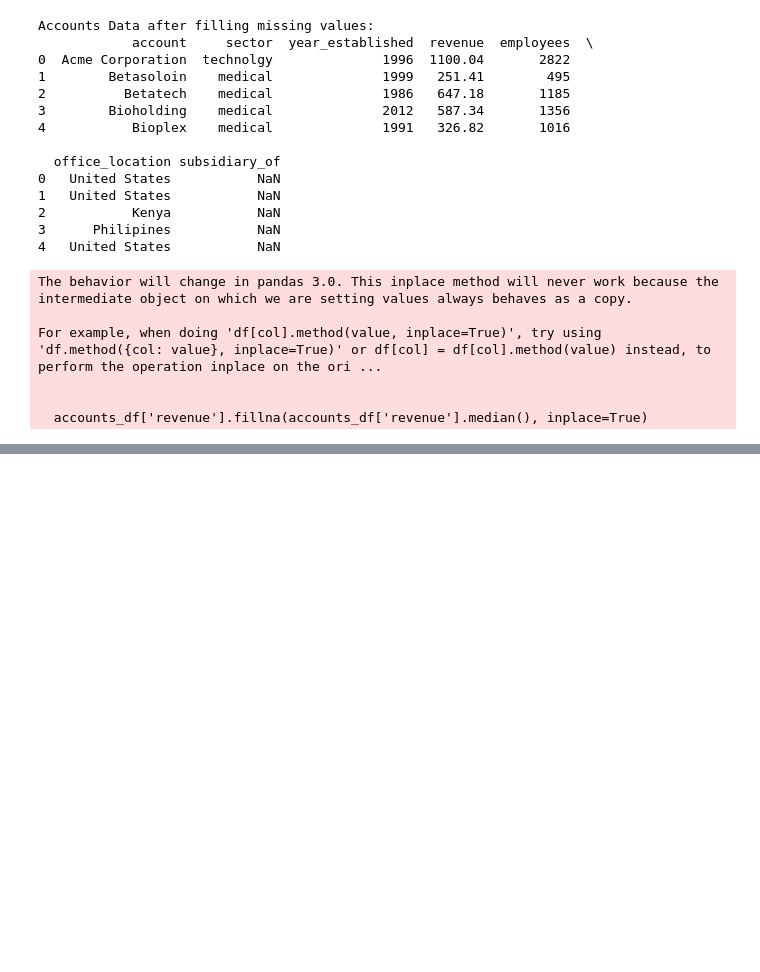
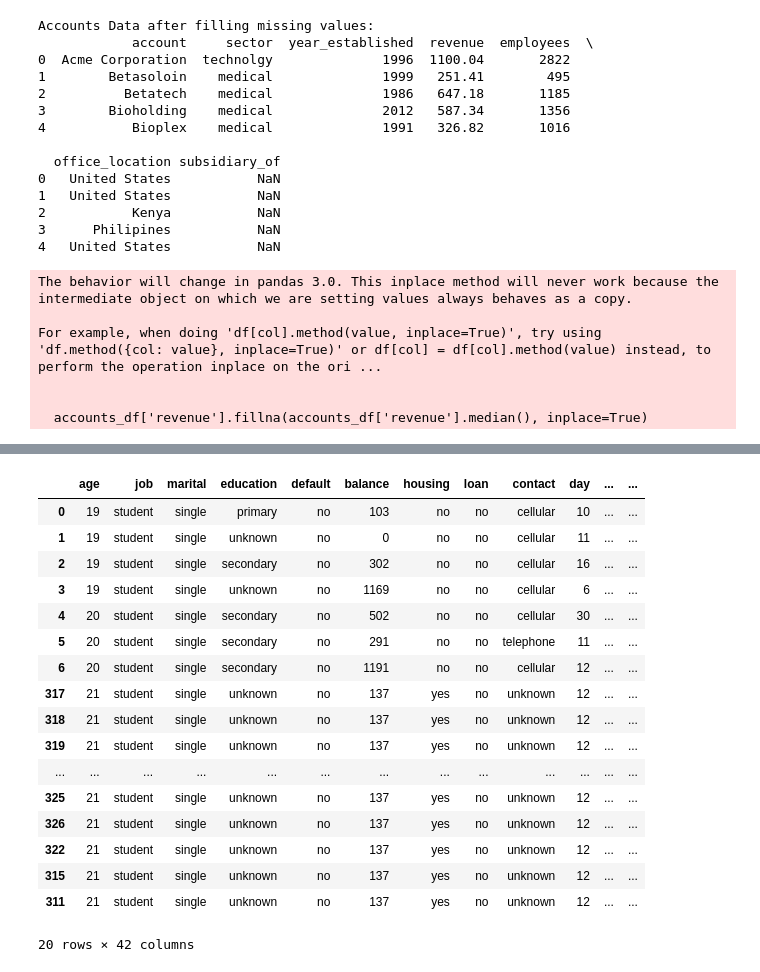
Before and after one commit to sadiq937/CrazyRobo_DM, a Jupyter notebook: ps1.ipynb, the cells around one changed output, grey strips where cells are left out. Drawn from its saved outputs; the diff is of its cells as text; code cells hidden in the pictures; blank space fills up the shorter version.

Commit message:
ps2_merge_done

```diff
--- a/ps1.ipynb
+++ b/ps1.ipynb
@@ -495,0 +500,6 @@ For example, when doing 'df[col].method(value, inplace=True)', try using 'df.met
+# %%
+import pandas as pd
+
+# Load datasets
+bank_df = pd.read_csv("https://raw.githubusercontent.com/sadiq937/Shaik_DM/refs/heads/main/bank.csv", delimiter=';')
+credit_df = pd.read_csv("https://raw.githubusercontent.com/sadiq937/Shaik_DM/refs/heads/main/default%20of%20credit%20card%20clients.csv", skiprows=1)
@@ -495,0 +546,8 @@ For example, when doing 'df[col].method(value, inplace=True)', try using 'df.met
+# %%
+# Rename columns in the credit dataset based on known documentation
+credit_df.columns = [
+    "ID", "LIMIT_BAL", "SEX", "EDUCATION", "MARRIAGE", "age", "PAY_0", "PAY_2", "PAY_3", "PAY_4",
+    "PAY_5", "PAY_6", "BILL_AMT1", "BILL_AMT2", "BILL_AMT3", "BILL_AMT4", "BILL_AMT5", "BILL_AMT6",
+    "PAY_AMT1", "PAY_AMT2", "PAY_AMT3", "PAY_AMT4", "PAY_AMT5", "PAY_AMT6", "DEFAULT"
+]
+credit_df.head()
@@ -495,0 +587,23 @@ For example, when doing 'df[col].method(value, inplace=True)', try using 'df.met
+# %%
+# Merge datasets with indicator=True to add a '_merge' column indicating the source (bank_df, credit_df, or both), and sort by 'age' for easier analysis.
+outer_merge1 = pd.merge(bank_df, credit_df, on="age", how="outer", indicator=True).sort_values(by="age")
+(outer_merge1.head(20))
+# %% [output]
+|  | age | job | marital | education | default | balance | housing | loan | contact | day | ... | ... |
+| 0 | 19 | student | single | primary | no | 103 | no | no | cellular | 10 | ... | ... |
+| 1 | 19 | student | single | unknown | no | 0 | no | no | cellular | 11 | ... | ... |
+| 2 | 19 | student | single | secondary | no | 302 | no | no | cellular | 16 | ... | ... |
+| 3 | 19 | student | single | unknown | no | 1169 | no | no | cellular | 6 | ... | ... |
+| 4 | 20 | student | single | secondary | no | 502 | no | no | cellular | 30 | ... | ... |
+| 5 | 20 | student | single | secondary | no | 291 | no | no | telephone | 11 | ... | ... |
+| 6 | 20 | student | single | secondary | no | 1191 | no | no | cellular | 12 | ... | ... |
+| 317 | 21 | student | single | unknown | no | 137 | yes | no | unknown | 12 | ... | ... |
+| 318 | 21 | student | single | unknown | no | 137 | yes | no | unknown | 12 | ... | ... |
+| 319 | 21 | student | single | unknown | no | 137 | yes | no | unknown | 12 | ... | ... |
+| ... | ... | ... | ... | ... | ... | ... | ... | ... | ... | ... | ... | ... |
+| 325 | 21 | student | single | unknown | no | 137 | yes | no | unknown | 12 | ... | ... |
+| 326 | 21 | student | single | unknown | no | 137 | yes | no | unknown | 12 | ... | ... |
+| 322 | 21 | student | single | unknown | no | 137 | yes | no | unknown | 12 | ... | ... |
+| 315 | 21 | student | single | unknown | no | 137 | yes | no | unknown | 12 | ... | ... |
+| 311 | 21 | student | single | unknown | no | 137 | yes | no | unknown | 12 | ... | ... |
+20 rows × 42 columns
```
Also changed, not shown: parts of 14 cells of this notebook.
